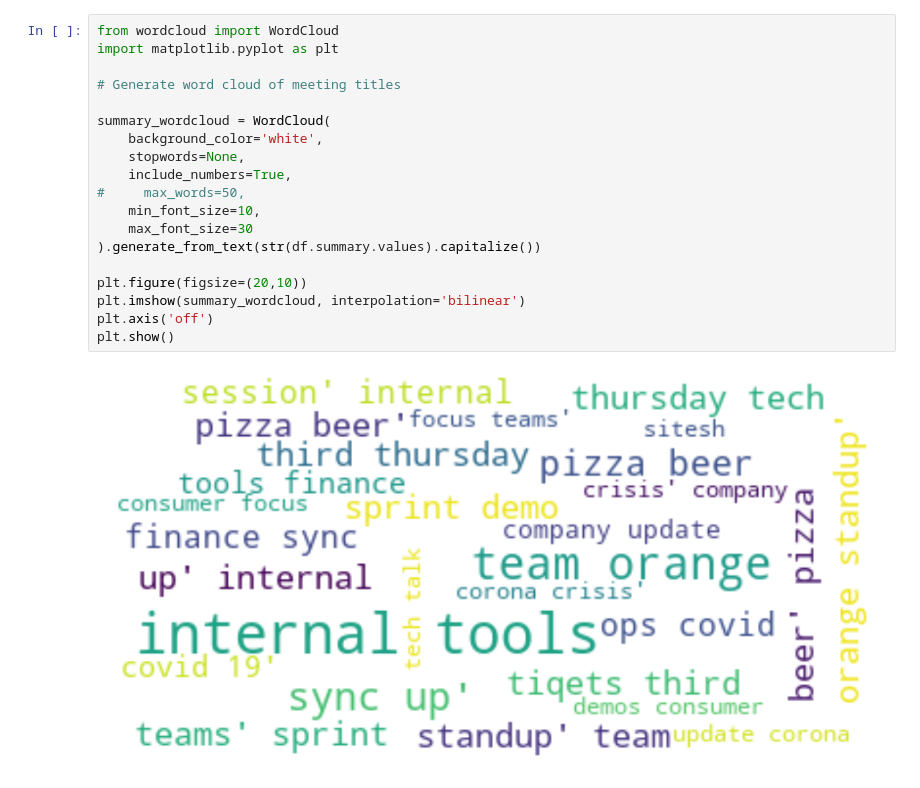
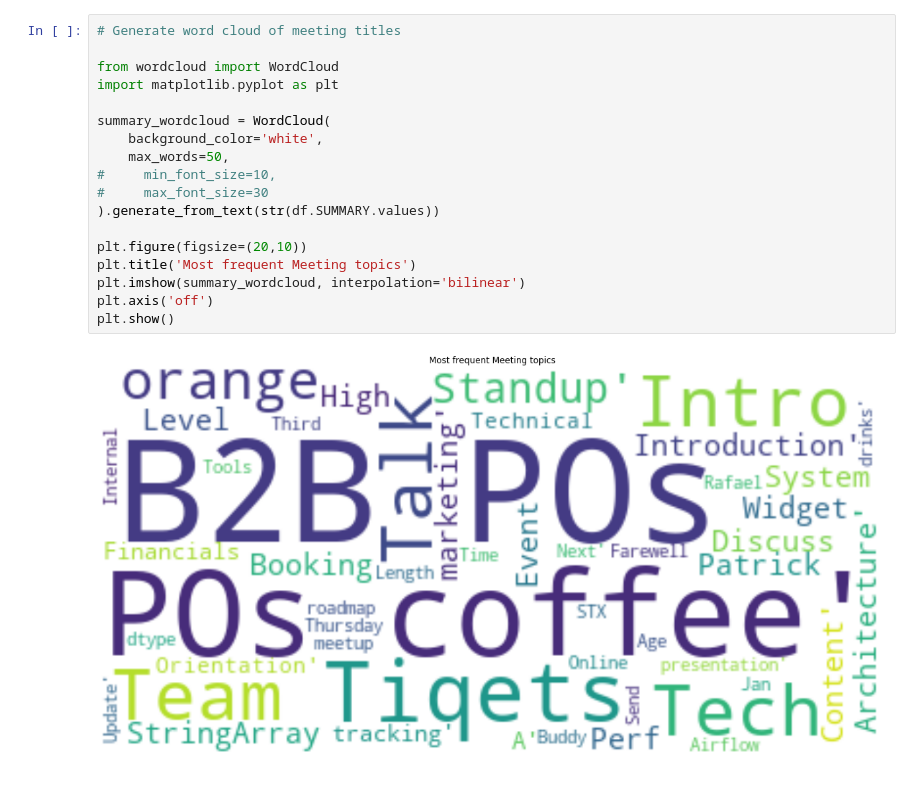
Before and after one commit to SITZ/calendar-analytics, a Jupyter notebook: calendar-analytics.ipynb, the cells around one changed output. Drawn from its saved outputs; the diff is of its cells as text.

```diff
--- a/calendar-analytics.ipynb
+++ b/calendar-analytics.ipynb
@@ -45,24 +36,23 @@ df.head()
 # %%
+# Generate word cloud of meeting titles
+
 from wordcloud import WordCloud
 import matplotlib.pyplot as plt
 
-# Generate word cloud of meeting titles
-
 summary_wordcloud = WordCloud(
     background_color='white',
-    stopwords=None,
-    include_numbers=True,
-#     max_words=50,
-    min_font_size=10,
-    max_font_size=30
-).generate_from_text(str(df.summary.values).capitalize())
+    max_words=50,
+#     min_font_size=10,
+#     max_font_size=30
+).generate_from_text(str(df.SUMMARY.values))
 
 plt.figure(figsize=(20,10))
+plt.title('Most frequent Meeting topics')
 plt.imshow(summary_wordcloud, interpolation='bilinear')
 plt.axis('off')
 plt.show()
 # %% [output]
-[figure, old version]
+[figure, new version]
 # %%
 # Generate word cloud of meeting details
 
```
Also changed, not shown: parts of 12 cells of this notebook.
